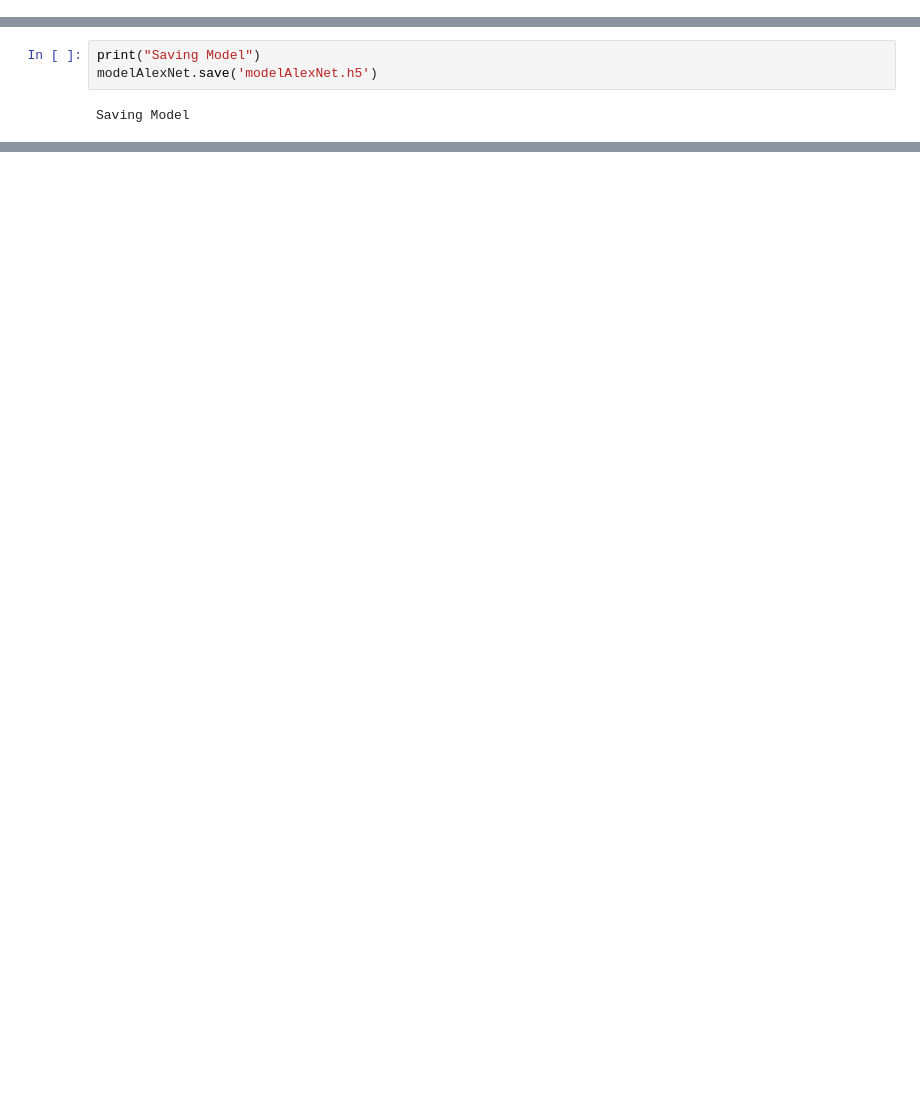
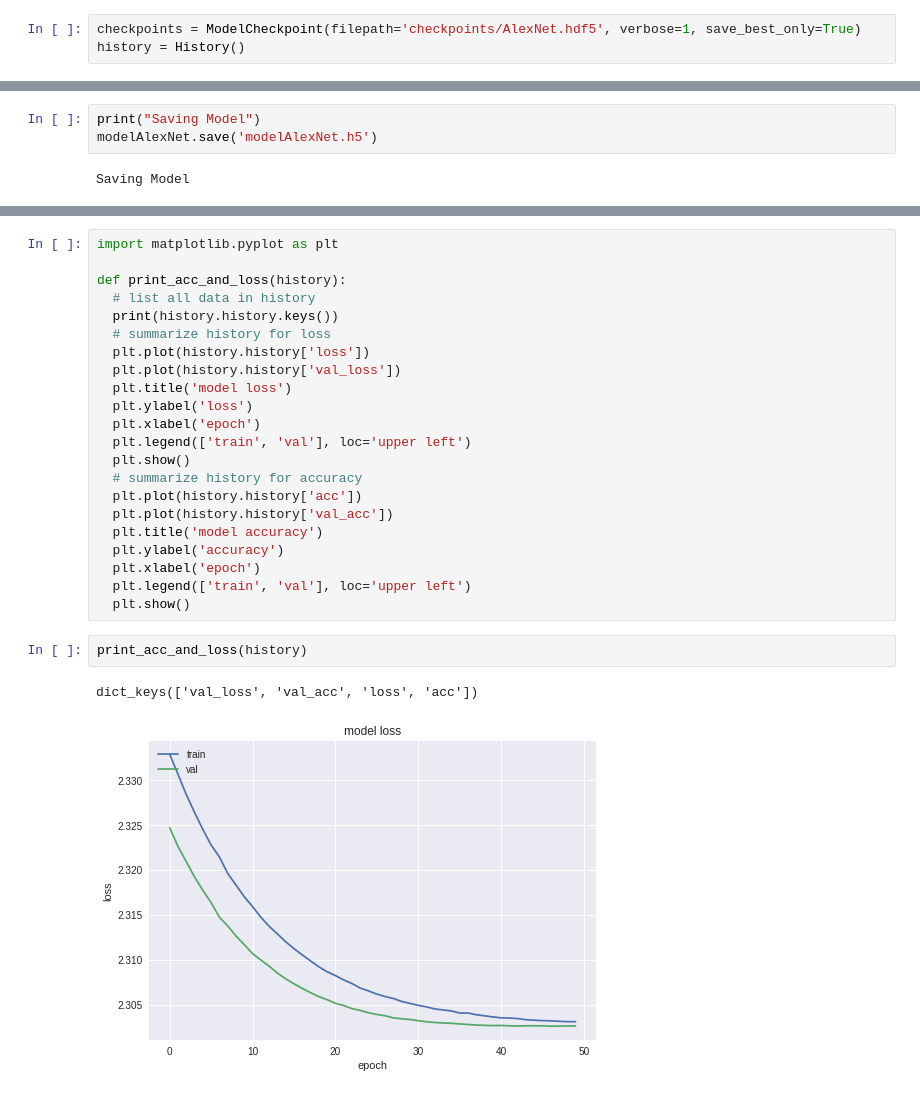
Before and after one commit to FranciscoRencoret1/deeplearning, a Jupyter notebook: AlexNet.ipynb, the cells around one changed output, grey strips where cells are left out. Cells and saved outputs as stored; diff of their text form; blank space fills up the shorter version.

Commit message:
AlexNet created, trained ResNet50

```diff
--- a/AlexNet.ipynb
+++ b/AlexNet.ipynb
@@ -387,0 +562,3 @@ Epoch 50/50
+# %%
+checkpoints = ModelCheckpoint(filepath='checkpoints/AlexNet.hdf5', verbose=1, save_best_only=True)
+history = History()
@@ -398,0 +633,27 @@ from sklearn.preprocessing import LabelEncoder
+# %%
+import matplotlib.pyplot as plt
+
+def print_acc_and_loss(history):
+  # list all data in history
+  print(history.history.keys())
+  # summarize history for loss
+  plt.plot(history.history['loss'])
+  plt.plot(history.history['val_loss'])
+  plt.title('model loss')
+  plt.ylabel('loss')
+  plt.xlabel('epoch')
+  plt.legend(['train', 'val'], loc='upper left')
+  plt.show()
+  # summarize history for accuracy
+  plt.plot(history.history['acc'])
+  plt.plot(history.history['val_acc'])
+  plt.title('model accuracy')
+  plt.ylabel('accuracy')
+  plt.xlabel('epoch')
+  plt.legend(['train', 'val'], loc='upper left')
+  plt.show()
+# %%
+print_acc_and_loss(history)
+# %% [output]
+dict_keys(['val_loss', 'val_acc', 'loss', 'acc'])
+[figure, added]
```
Also changed, not shown: parts of 121 cells of this notebook.
